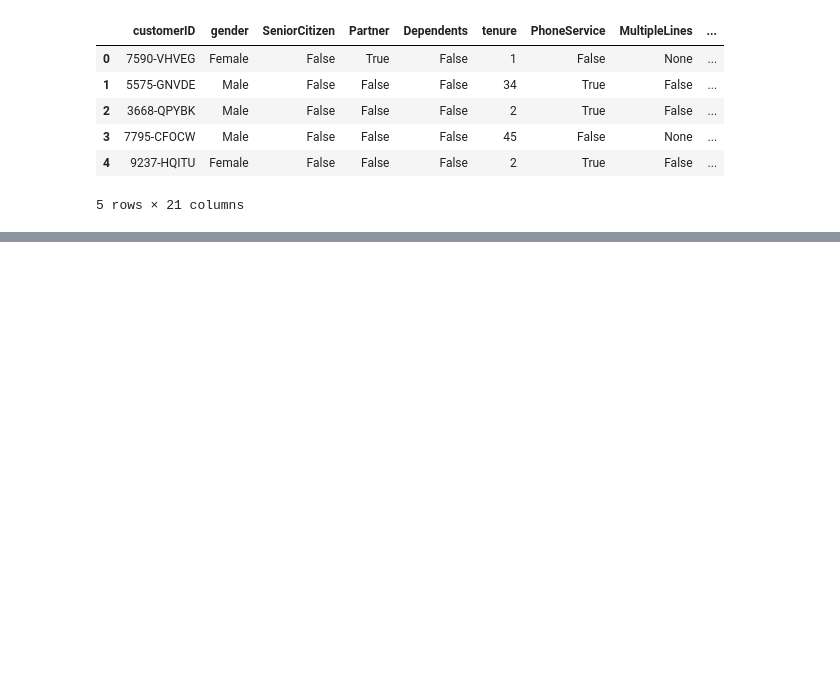
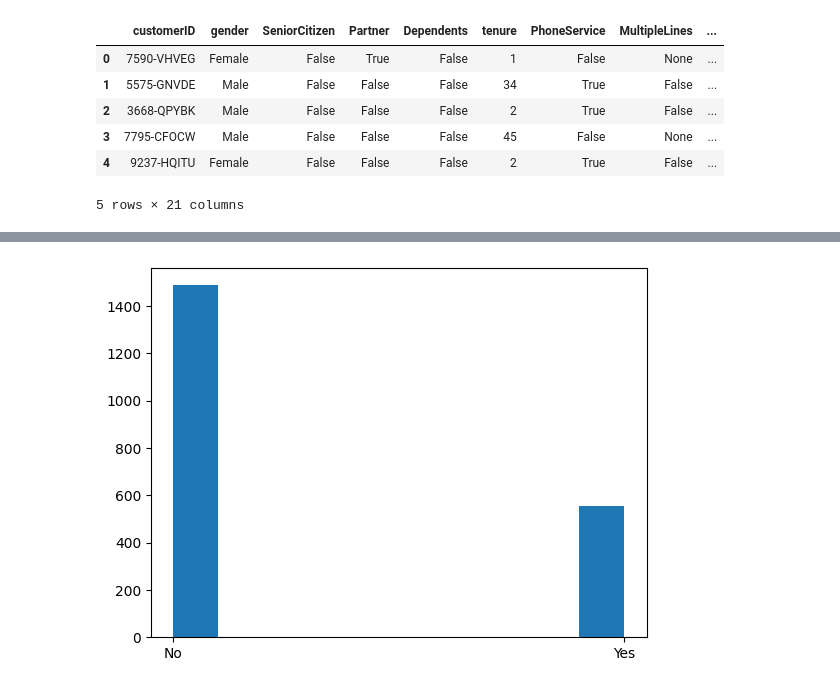
Before and after one commit to CODE-MUCHIRA/Customer-Churn-Prediction, a Jupyter notebook: LP2 notebook.ipynb, the cells around one changed output, grey strips where cells are left out. Saved outputs shown, nothing was run; the diff lists cells and outputs as text; code cells hidden in the pictures; blank space fills up the shorter version.

```diff
--- a/LP2 notebook.ipynb
+++ b/LP2 notebook.ipynb
@@ -43,0 +102,3 @@ lp2_churn.head()
+# %%
+Second_lp2_churn = pd.read_csv(r"C:\Users\user\Music\Customer-Churn-Prediction\LP2_Telco-churn-last-2000 (2).csv")
+Second_lp2_churn
@@ -43,0 +175,6 @@ lp2_churn.head()
+# %%
+import matplotlib.pyplot as plt
+plt.hist(Second_lp2_churn['Churn'])
+plt.show()
+# %% [output]
+[figure, added]
```
Also changed, not shown: parts of 66 cells of this notebook, 1 other file.
